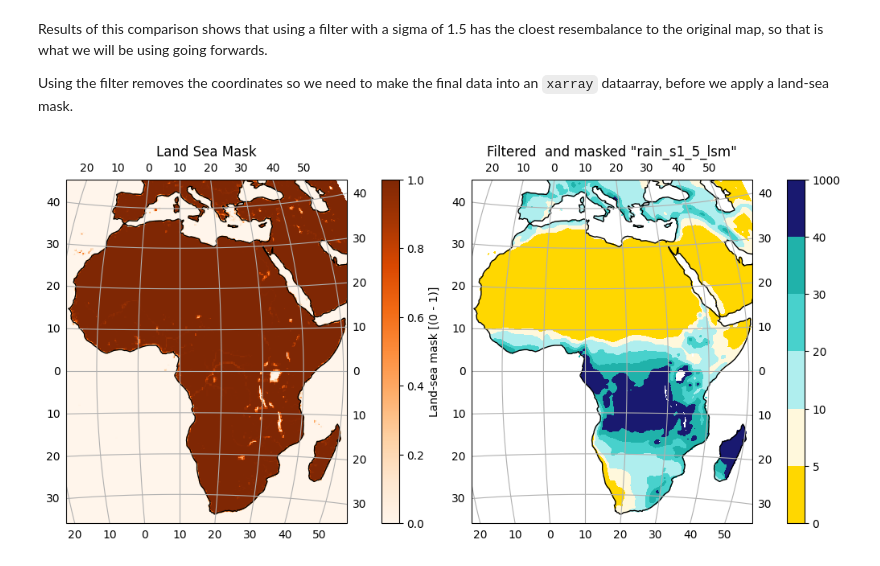
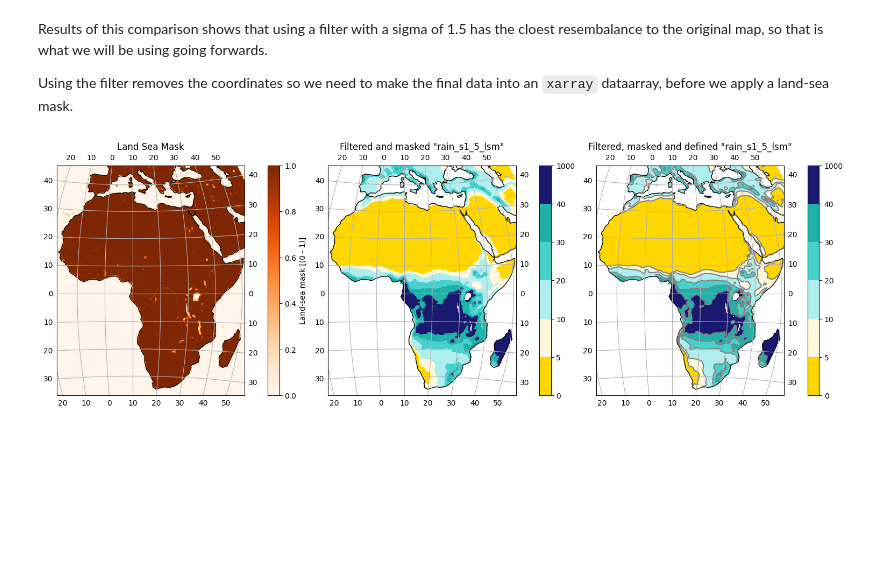
Before and after one commit to danhooke/africa_wall_atlas, a Jupyter notebook: wall_atlas_of_africa.ipynb, the cells around one changed output. Drawn from its saved outputs; the diff is of its cells as text; code cells hidden in the pictures; blank space fills up the shorter version.

Commit message:
add grey contours

```diff
--- a/wall_atlas_of_africa.ipynb
+++ b/wall_atlas_of_africa.ipynb
@@ -405,20 +405,25 @@ rain_s1_5 = xr.DataArray(rain_s1_5,                                      # Write
 # %%
 lsm = ds.lsm[0, :, :]                                                          # Write LSM DataArray
 rain_s1_5_lsm = rain_s1_5.where(lsm > 0.25)                                    # Write a filtered DA cropped by LSM
 
-fig, axs = plt.subplots(figsize = (10, 5), ncols = 2, layout = 'constrained', subplot_kw = {'projection': proj4})
+fig, axs = plt.subplots(figsize = (15, 5), ncols = 3, layout = 'constrained', subplot_kw = {'projection': proj4})
 for i, ax in enumerate(fig.axes):
     ax.set_extent(extent)
     gl = ax.gridlines(draw_labels = True, x_inline = False,
                   yformatter = lat_formatter,
                   xformatter = lon_formatter)
     gl.xlocator = mticker.FixedLocator(xticks)
     gl.ylocator = mticker.FixedLocator(yticks)
     ax.coastlines(color = 'k', linewidth = 1)
 
 lsm.plot(ax = axs[0], cmap = 'Oranges', transform = ccrs.PlateCarree())
 axs[0].set_title('Land Sea Mask')
 rain_s1_5.where(lsm > 0.25).plot.contourf(ax = axs[1], levels = rain_bins, colors = rain_cols, transform = ccrs.PlateCarree())
-axs[1].set_title('Filtered  and masked "rain_s1_5_lsm"');
+axs[1].set_title('Filtered and masked "rain_s1_5_lsm"');
+rain_s1_5.where(lsm > 0.25).plot.contourf(ax = axs[2], levels = rain_bins, colors = rain_cols, transform = ccrs.PlateCarree())
+rain_s1_5_lsm.plot.contour(ax=axs[2],
+                levels = rain_bins, colors = 'grey',
+                transform = ccrs.PlateCarree())
+axs[2].set_title('Filtered, masked and defined "rain_s1_5_lsm"');
 # %% [output]
-[figure, old version]
+[figure, new version]
```
